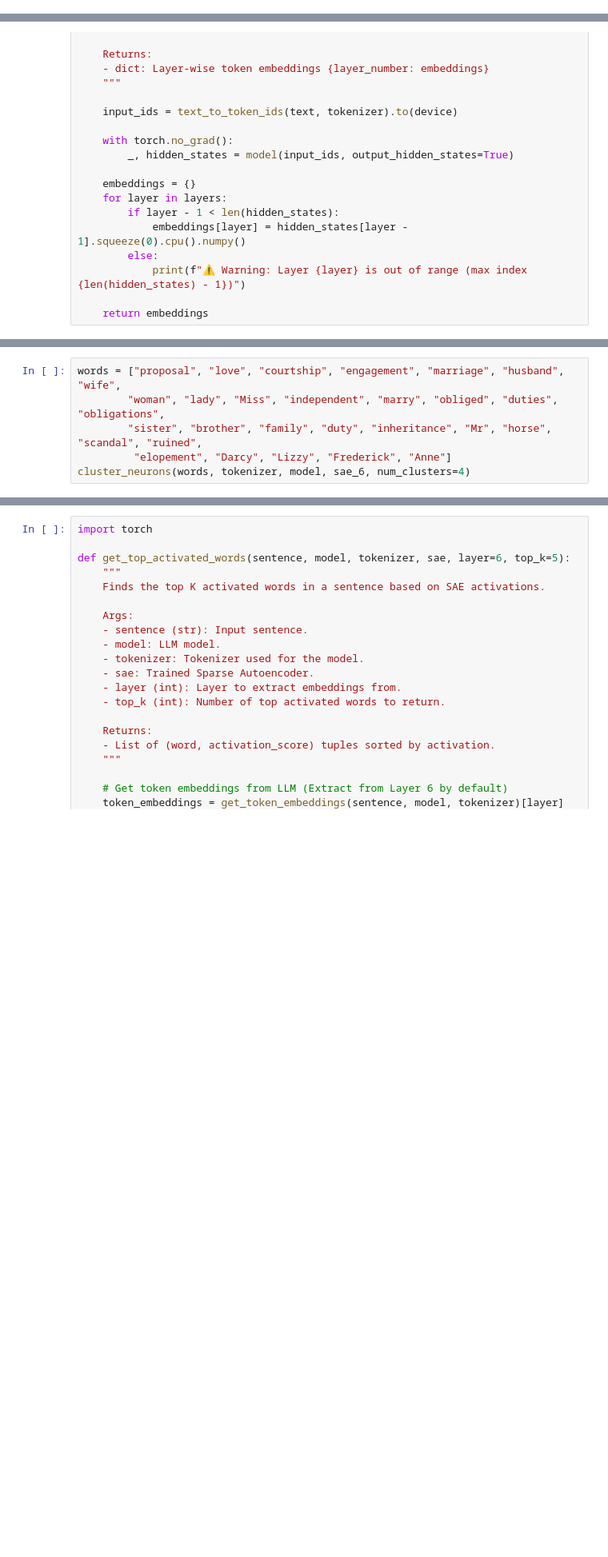
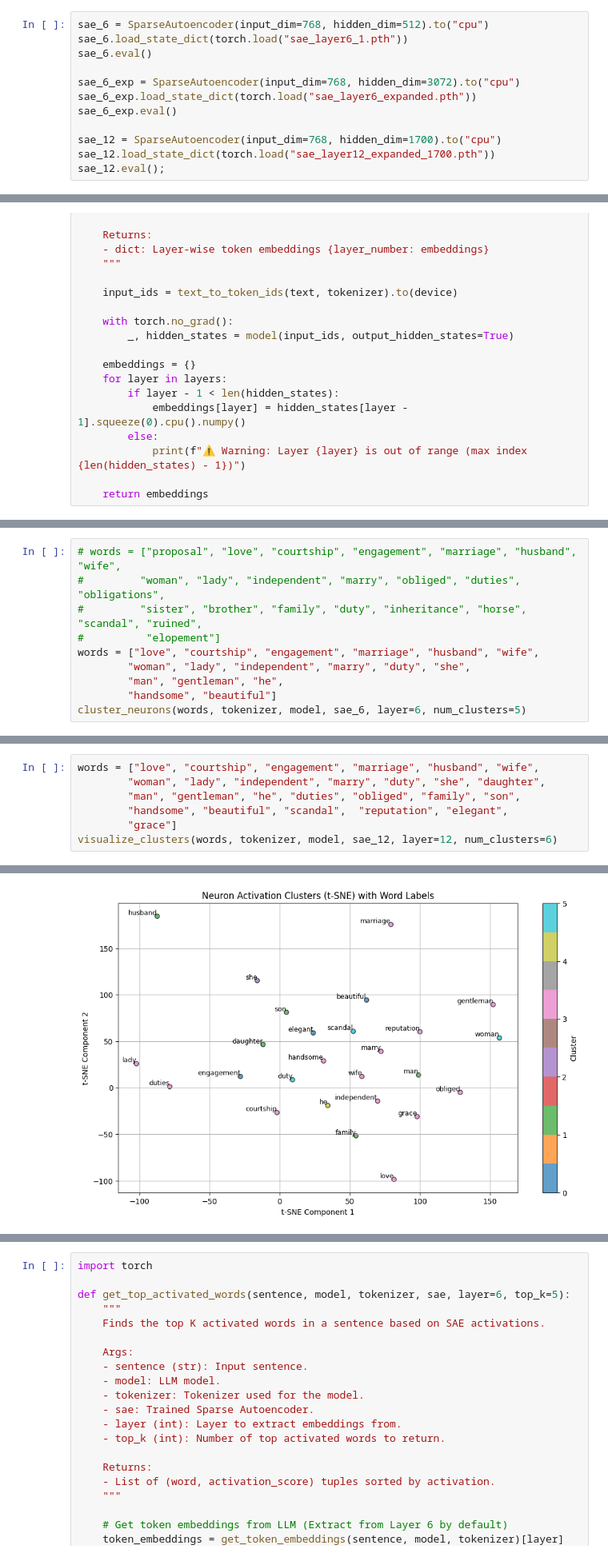
Before and after one commit to iug-htw/GPTAndPrejudice, a Jupyter notebook: SAEs_evaluations.ipynb, the cells around one changed output, grey strips where cells are left out. Shown: that part at 80% size. Drawn from its saved outputs; the diff is of its cells as text; blank space fills up the shorter version.

```diff
--- a/SAEs_evaluations.ipynb
+++ b/SAEs_evaluations.ipynb
@@ -44,6 +46,18 @@ model.to(device)
 model.eval();
 # %%
 tokenizer = tiktoken.get_encoding("gpt2")
+# %%
+sae_6 = SparseAutoencoder(input_dim=768, hidden_dim=512).to("cpu")
+sae_6.load_state_dict(torch.load("sae_layer6_1.pth"))
+sae_6.eval()
+
+sae_6_exp = SparseAutoencoder(input_dim=768, hidden_dim=3072).to("cpu")
+sae_6_exp.load_state_dict(torch.load("sae_layer6_expanded.pth"))
+sae_6_exp.eval()
+
+sae_12 = SparseAutoencoder(input_dim=768, hidden_dim=1700).to("cpu")
+sae_12.load_state_dict(torch.load("sae_layer12_expanded_1700.pth"))
+sae_12.eval();
 # %%
 def text_to_token_ids(text, tokenizer):
     encoded = tokenizer.encode(text, allowed_special={'<|endoftext|>'})
@@ -226,9 +447,13 @@ def cluster_neurons(text_list, tokenizer, llm, sae, num_clusters=10, pooling="me
     for cluster, words in clusters.items():
         print(f"Cluster {cluster}: {words[:10]}")
 # %%
-words = ["proposal", "love", "courtship", "engagement", "marriage", "husband", "wife",
-        "woman", "lady", "Miss", "independent", "marry", "obliged", "duties", "obligations",
-        "sister", "brother", "family", "duty", "inheritance", "Mr", "horse", "scandal", "ruined",
-         "elopement", "Darcy", "Lizzy", "Frederick", "Anne"]
-cluster_neurons(words, tokenizer, model, sae_6, num_clusters=4)
+# words = ["proposal", "love", "courtship", "engagement", "marriage", "husband", "wife",
+#         "woman", "lady", "independent", "marry", "obliged", "duties", "obligations",
+#         "sister", "brother", "family", "duty", "inheritance", "horse", "scandal", "ruined",
+#          "elopement"]
+words = ["love", "courtship", "engagement", "marriage", "husband", "wife",
+        "woman", "lady", "independent", "marry", "duty", "she",
+        "man", "gentleman", "he",
+        "handsome", "beautiful"]
+cluster_neurons(words, tokenizer, model, sae_6, layer=6, num_clusters=5)
 # %% [output]
@@ -238,0 +547,8 @@ Cluster 3: ['Miss']
+# %%
+words = ["love", "courtship", "engagement", "marriage", "husband", "wife",
+        "woman", "lady", "independent", "marry", "duty", "she", "daughter",
+        "man", "gentleman", "he", "duties", "obliged", "family", "son",
+        "handsome", "beautiful", "scandal",  "reputation", "elegant",
+        "grace"]
+visualize_clusters(words, tokenizer, model, sae_12, layer=12, num_clusters=6)
+# %% [output]
@@ -238,0 +568 @@ Cluster 3: ['Miss']
+[figure, added]
```
Also changed, not shown: parts of 28 cells of this notebook, 12 other files.
